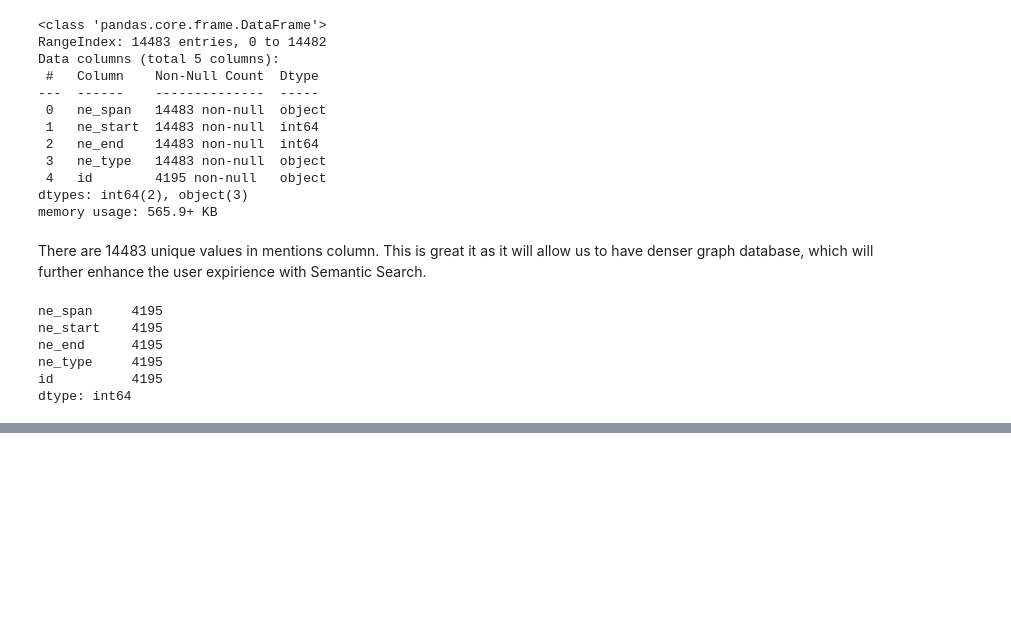
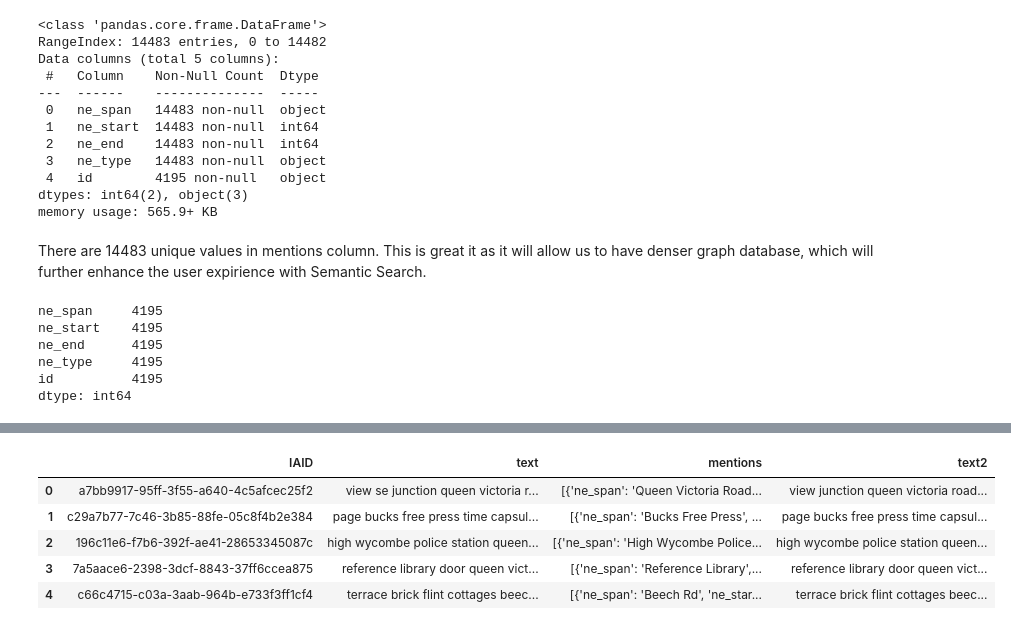
Before and after one commit to thebekhruz/Semantic_Search_v2.0, a Jupyter notebook: eda/notebooks/eda.ipynb, the cells around one changed output, grey strips where cells are left out. Cells and saved outputs as stored; diff of their text form; code cells hidden in the pictures; blank space fills up the shorter version.

```diff
--- a/eda/notebooks/eda.ipynb
+++ b/eda/notebooks/eda.ipynb
@@ -330,0 +571,3 @@ After
+# %%
+# Remove all punctuatuation from the text column using spacy
+df['text'] = df['text'].apply(lambda x: " ".join([token.text for token in nlp(x) if not token.is_punct]))
@@ -330,0 +637,6 @@ After
+# %%
+# Remove all stop words from the text column using spacy
+df['text'] = df['text'].apply(lambda x: " ".join([token.text for token in nlp(x) if not token.is_stop]))
+# %%
+# Remove any urls from the text column
+df['text'] = df['text'].str.replace(r'http\S+', '', regex=True)
@@ -330,0 +706,12 @@ After
+# %%
+# Remove any extra whitespace
+df['text'] = df['text'].str.strip()
+# %%
+df.head()
+# %% [output]
+|  | IAID | text | mentions | text2 |
+| 0 | a7bb9917-95ff-3f55-a640-4c5afcec25f2 | view se junction queen victoria r... | [{'ne_span': 'Queen Victoria Road... | view junction queen victoria road... |
+| 1 | c29a7b77-7c46-3b85-88fe-05c8f4b2e384 | page bucks free press time capsul... | [{'ne_span': 'Bucks Free Press', ... | page bucks free press time capsul... |
+| 2 | 196c11e6-f7b6-392f-ae41-28653345087c | high wycombe police station queen... | [{'ne_span': 'High Wycombe Police... | high wycombe police station queen... |
+| 3 | 7a5aace6-2398-3dcf-8843-37ff6ccea875 | reference library door queen vict... | [{'ne_span': 'Reference Library',... | reference library door queen vict... |
+| 4 | c66c4715-c03a-3aab-964b-e733f3ff1cf4 | terrace brick flint cottages beec... | [{'ne_span': 'Beech Rd', 'ne_star... | terrace brick flint cottages beec... |
```
Also changed, not shown: parts of 15 cells of this notebook.
